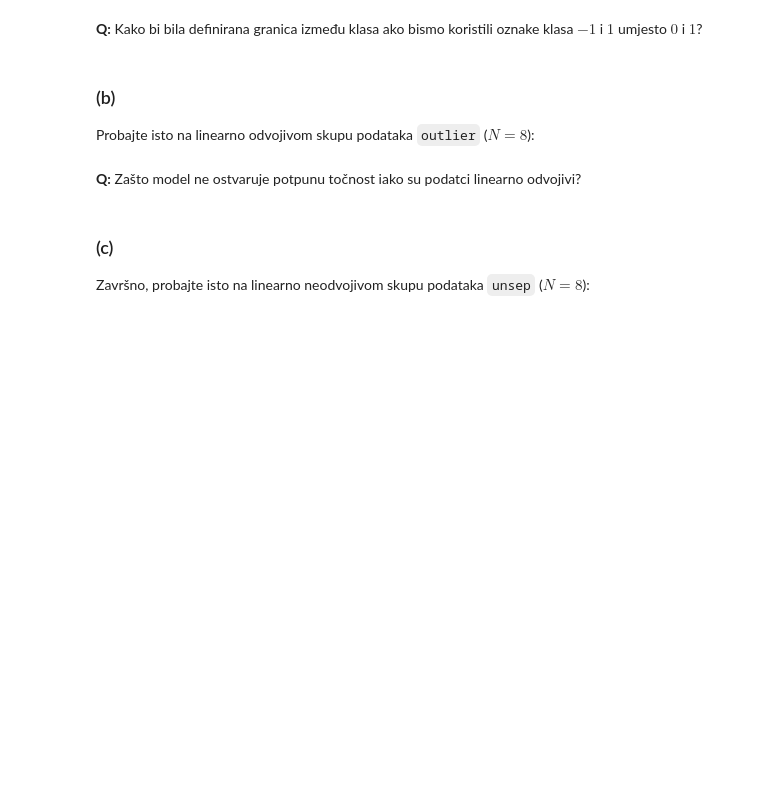
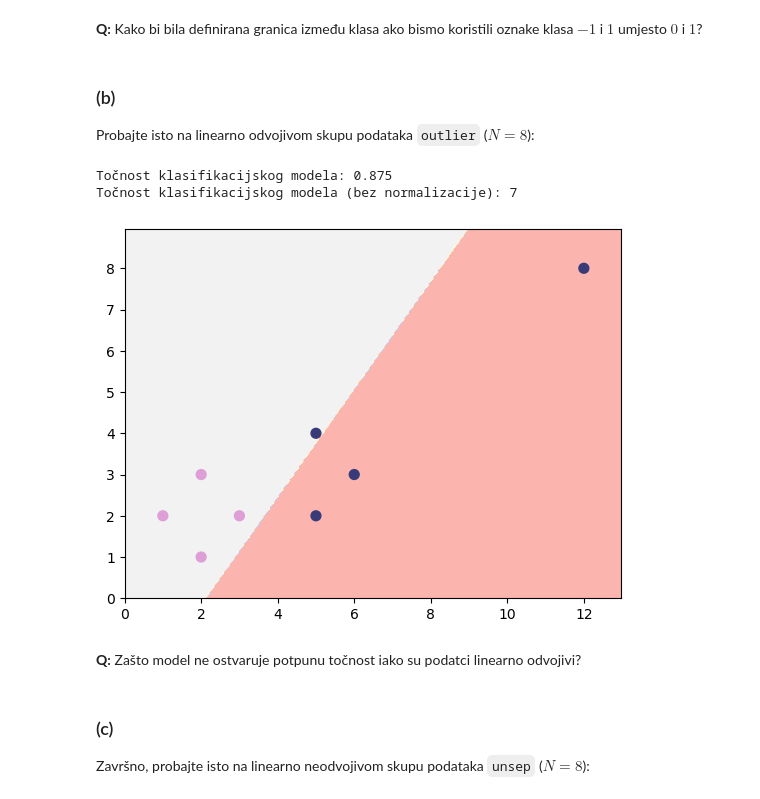
Before and after one commit to RobertoGrabovac/FER-StrojnoUcenje1, a Jupyter notebook: LAB2 - Linearni diskriminativni modeli i logisticka regresija.ipynb, the cells around one changed output. Drawn from its saved outputs; the diff is of its cells as text; code cells hidden in the pictures; blank space fills up the shorter version.

```diff
--- a/LAB2 - Linearni diskriminativni modeli i logisticka regresija.ipynb
+++ b/LAB2 - Linearni diskriminativni modeli i logisticka regresija.ipynb
@@ -108,3 +121,14 @@ outlier_y = np.append(seven_y, 0)
+# %%
+rdgClass.fit(outlier_X, outlier_y)
+acc = accuracy_score(rdgClass.predict(outlier_X), outlier_y)
+print(f"Točnost klasifikacijskog modela: {acc}")
+acc = accuracy_score(rdgClass.predict(outlier_X), outlier_y, normalize=False)
+print(f"Točnost klasifikacijskog modela (bez normalizacije): {acc}")
+plot_2d_clf_problem(outlier_X, outlier_y, rdgClass.predict)
+# %% [output]
+Točnost klasifikacijskog modela: 0.875
+Točnost klasifikacijskog modela (bez normalizacije): 7
+[figure, added]
 # %% [markdown]
 **Q:** Zašto model ne ostvaruje potpunu točnost iako su podatci linearno odvojivi?
 # %% [markdown]
```
Also changed, not shown: parts of 12 cells of this notebook.
